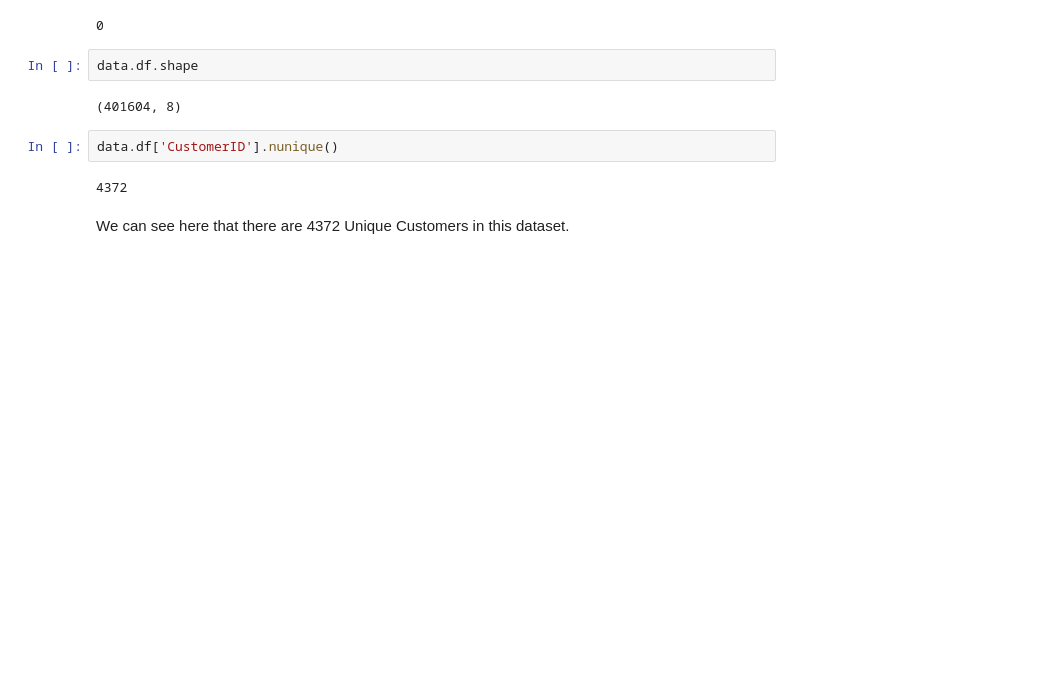
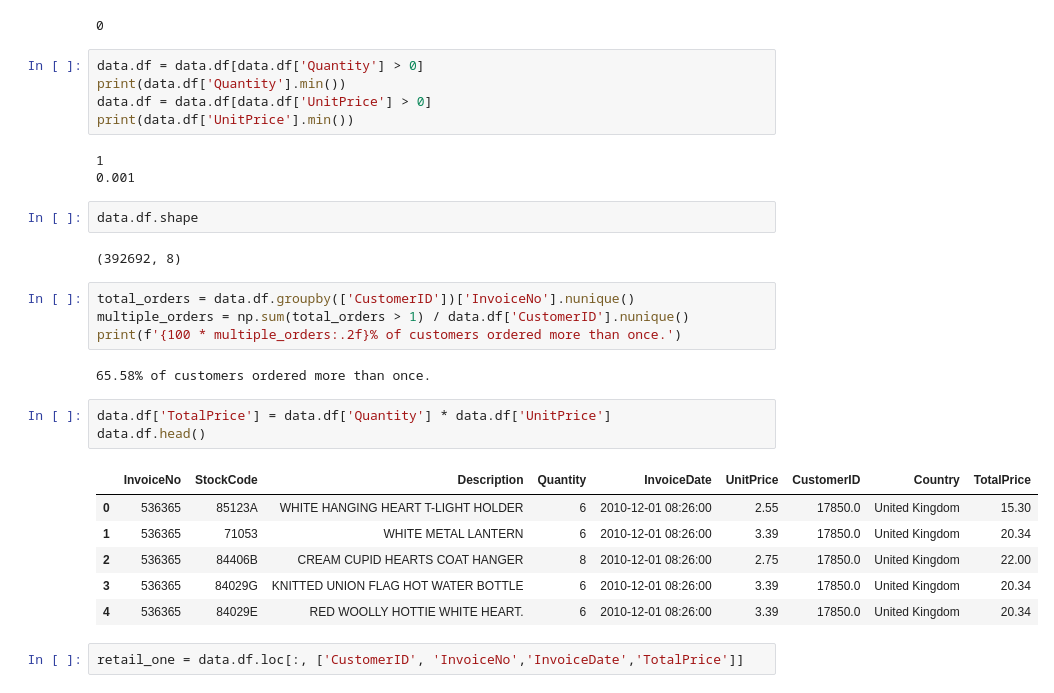
Before and after one commit to ovokpus/Customer-Segmentation, a Jupyter notebook: retail_project.ipynb, the cells around one changed output. Saved outputs shown, nothing was run; the diff lists cells and outputs as text; blank space fills up the shorter version.

```diff
--- a/retail_project.ipynb
+++ b/retail_project.ipynb
@@ -155,13 +179,33 @@ data.df.drop_duplicates(subset=None, keep='first', inplace=True)
 data.df.duplicated().sum()
 # %% [output]
 0
+# %%
+data.df = data.df[data.df['Quantity'] > 0]
+print(data.df['Quantity'].min())
+data.df = data.df[data.df['UnitPrice'] > 0]
+print(data.df['UnitPrice'].min())
+# %% [output]
+1
+0.001
 # %%
 data.df.shape
 # %% [output]
-(401604, 8)
+(392692, 8)
-# %%
-data.df['CustomerID'].nunique()
-# %% [output]
-4372
-# %% [markdown]
-We can see here that there are 4372 Unique Customers in this dataset.
+# %%
+total_orders = data.df.groupby(['CustomerID'])['InvoiceNo'].nunique()
+multiple_orders = np.sum(total_orders > 1) / data.df['CustomerID'].nunique()
+print(f'{100 * multiple_orders:.2f}% of customers ordered more than once.')
+# %% [output]
+65.58% of customers ordered more than once.
+# %%
+data.df['TotalPrice'] = data.df['Quantity'] * data.df['UnitPrice']
+data.df.head()
+# %% [output]
+|  | InvoiceNo | StockCode | Description | Quantity | InvoiceDate | UnitPrice | CustomerID | Country | TotalPrice |
+| 0 | 536365 | 85123A | WHITE HANGING HEART T-LIGHT HOLDER | 6 | 2010-12-01 08:26:00 | 2.55 | 17850.0 | United Kingdom | 15.30 |
+| 1 | 536365 | 71053 | WHITE METAL LANTERN | 6 | 2010-12-01 08:26:00 | 3.39 | 17850.0 | United Kingdom | 20.34 |
+| 2 | 536365 | 84406B | CREAM CUPID HEARTS COAT HANGER | 8 | 2010-12-01 08:26:00 | 2.75 | 17850.0 | United Kingdom | 22.00 |
+| 3 | 536365 | 84029G | KNITTED UNION FLAG HOT WATER BOTTLE | 6 | 2010-12-01 08:26:00 | 3.39 | 17850.0 | United Kingdom | 20.34 |
+| 4 | 536365 | 84029E | RED WOOLLY HOTTIE WHITE HEART. | 6 | 2010-12-01 08:26:00 | 3.39 | 17850.0 | United Kingdom | 20.34 |
+# %%
+retail_one = data.df.loc[:, ['CustomerID', 'InvoiceNo','InvoiceDate','TotalPrice']]
```
Also changed, not shown: parts of 18 cells of this notebook.
